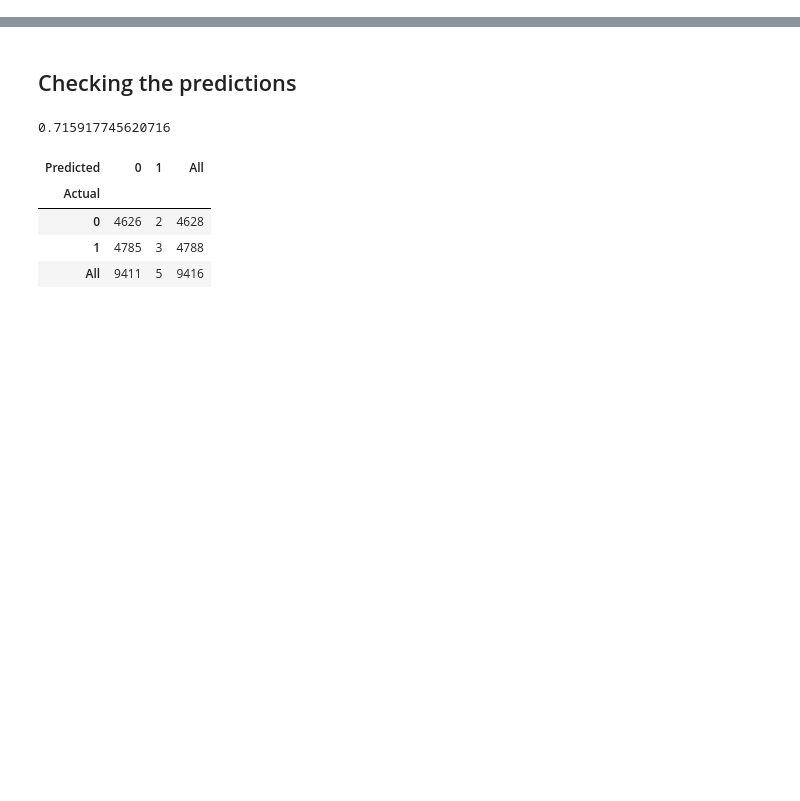
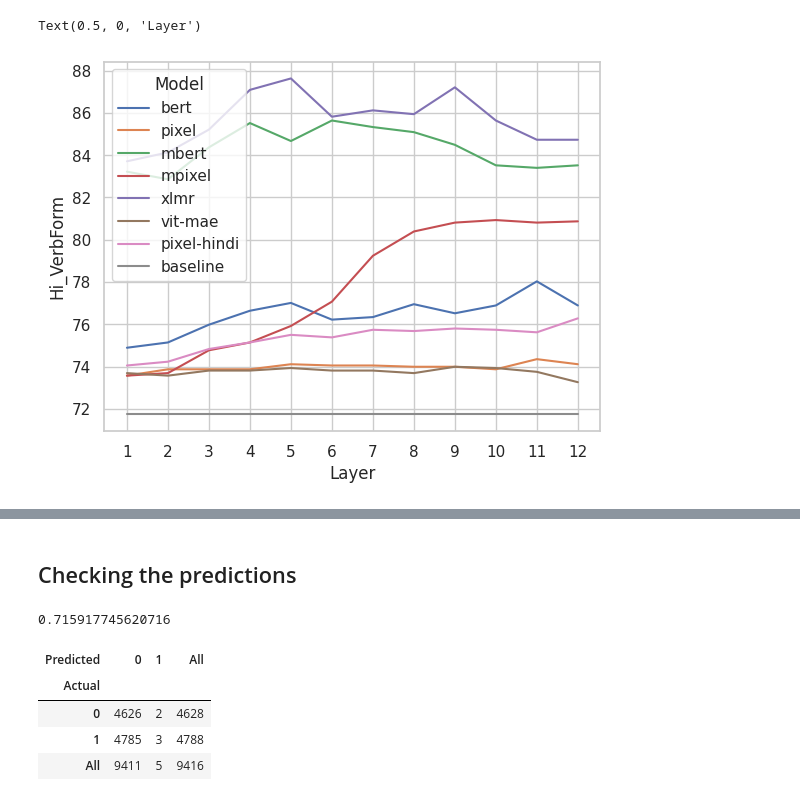
Before and after one commit to vgaraujov/SentEval, a Jupyter notebook: read_pickle.ipynb, the cells around one changed output, grey strips where cells are left out. Cells and saved outputs as stored; diff of their text form; code cells hidden in the pictures; blank space fills up the shorter version.

```diff
--- a/read_pickle.ipynb
+++ b/read_pickle.ipynb
@@ -401,3 +605,13 @@ language = "Hebrew"
+# %%
+dev_df = return_df_pixel_hindi(language, "1111")
+
+ax = sns.lineplot(data=dev_df, x=dev_df.index, y=dev_df.columns[6], hue='Model')
+ax.set_xticks(range(1, 13))
+# ax.set_yticks(range(0,101,10))
+ax.set_xlabel('Layer')
+# %% [output]
+Text(0.5, 0, 'Layer')
+[figure, added]
 # %%
 dev_df_1111 = return_df_seeds(language, '1111')
 dev_df_1111['Seed'] = '1111'
```
Also changed, not shown: parts of 7 cells of this notebook, 1 other file.
